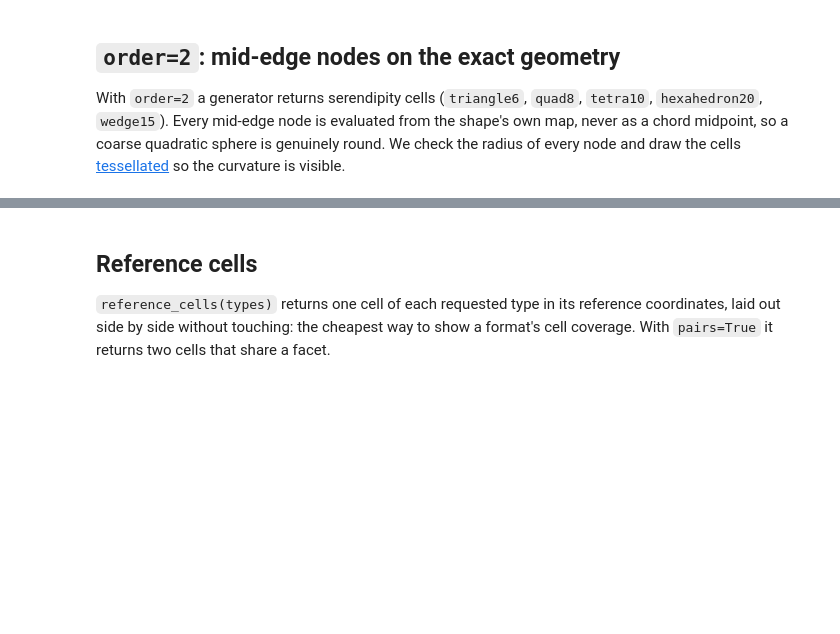
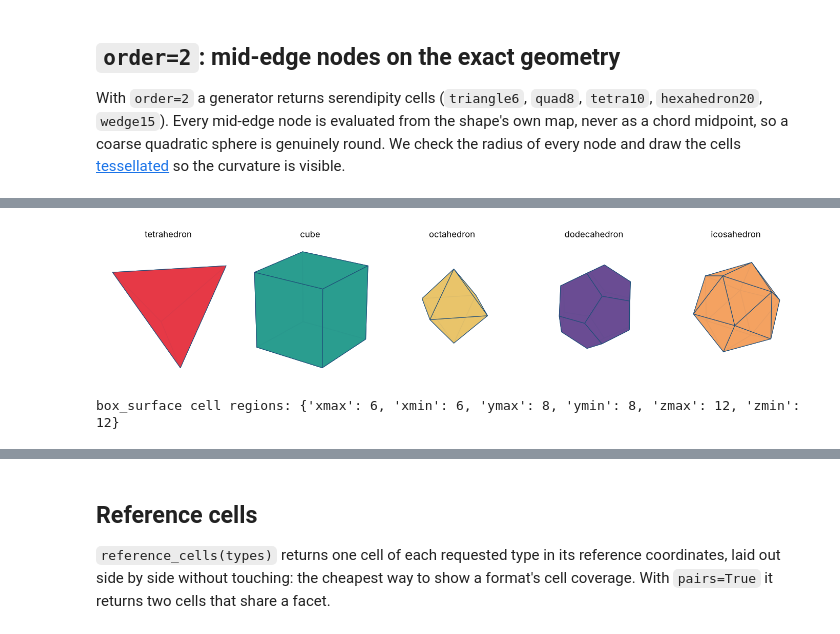
Before and after one commit to loumalouomega/meshioplusplus, a Jupyter notebook: example/python/40_primitives.ipynb, the cells around one changed output, grey strips where cells are left out. Cells and saved outputs as stored; diff of their text form; code cells hidden in the pictures; blank space fills up the shorter version.

```diff
--- a/example/python/40_primitives.ipynb
+++ b/example/python/40_primitives.ipynb
@@ -362,0 +443,14 @@ quadratic: 42 points, radii 2.0000 .. 2.0000
+# %%
+fig = plt.figure(figsize=(14, 3.2))
+for k, name in enumerate(['tetrahedron', 'cube', 'octahedron', 'dodecahedron', 'icosahedron']):
+    ax = fig.add_subplot(1, 5, k + 1, projection='3d')
+    mpl_draw(ax, surface_polygons(mp.platonic(name)), color=REGION_COLORS[k % len(REGION_COLORS)], lw=0.8)
+    ax.set_title(name)
+plt.tight_layout()
+plt.show()
+
+surf = mp.box_surface(dims=(4, 3, 2), size=(2.0, 1.5, 1.0))
+print('box_surface cell regions:', {r.name: len(r.entries) for r in surf.regions})
+# %% [output]
+[figure, added]
+box_surface cell regions: {'xmax': 6, 'xmin': 6, 'ymax': 8, 'ymin': 8, 'zmax': 12, 'zmin': 12}
```
Also changed, not shown: parts of 16 cells of this notebook, 18 other files.
